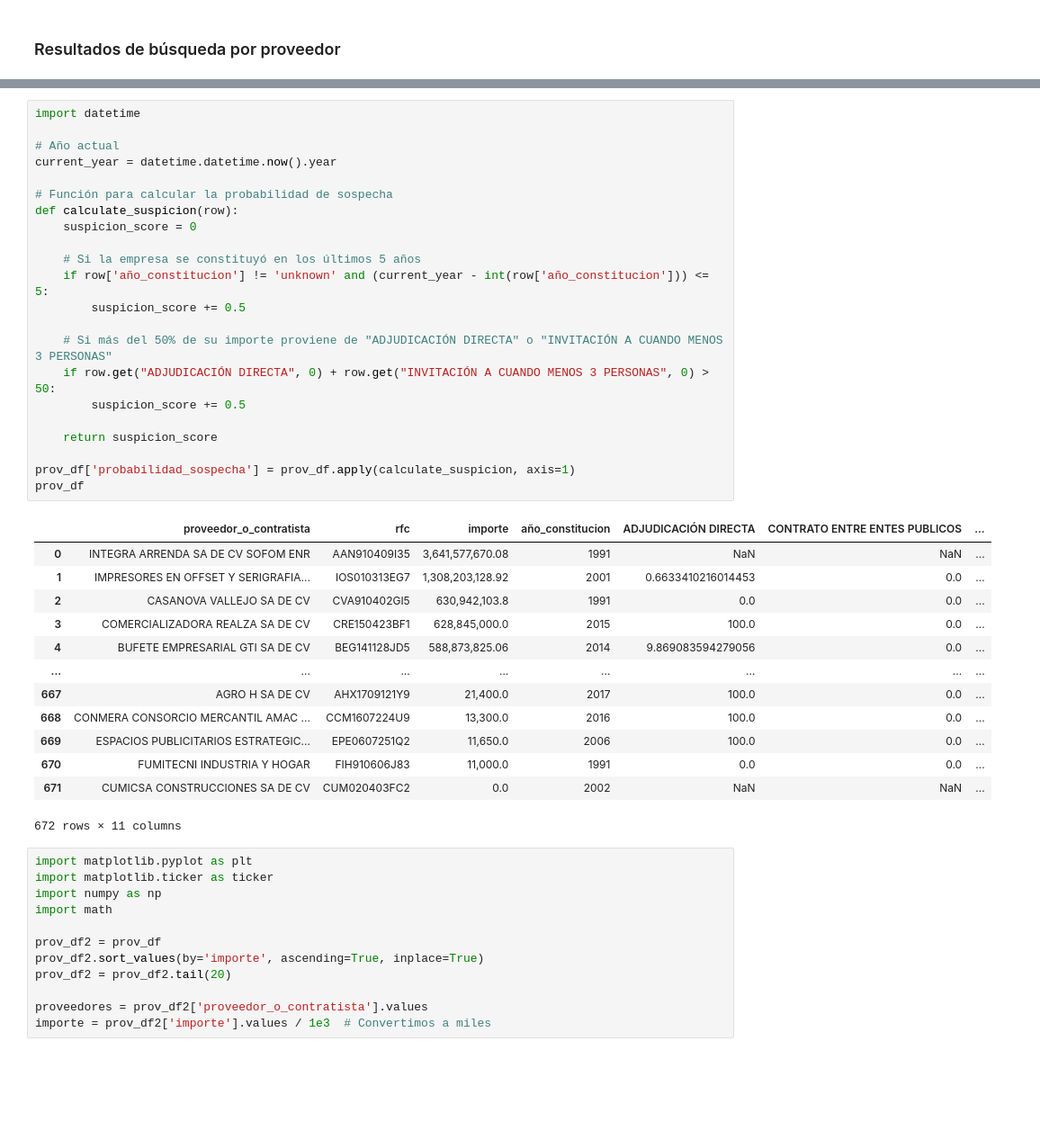
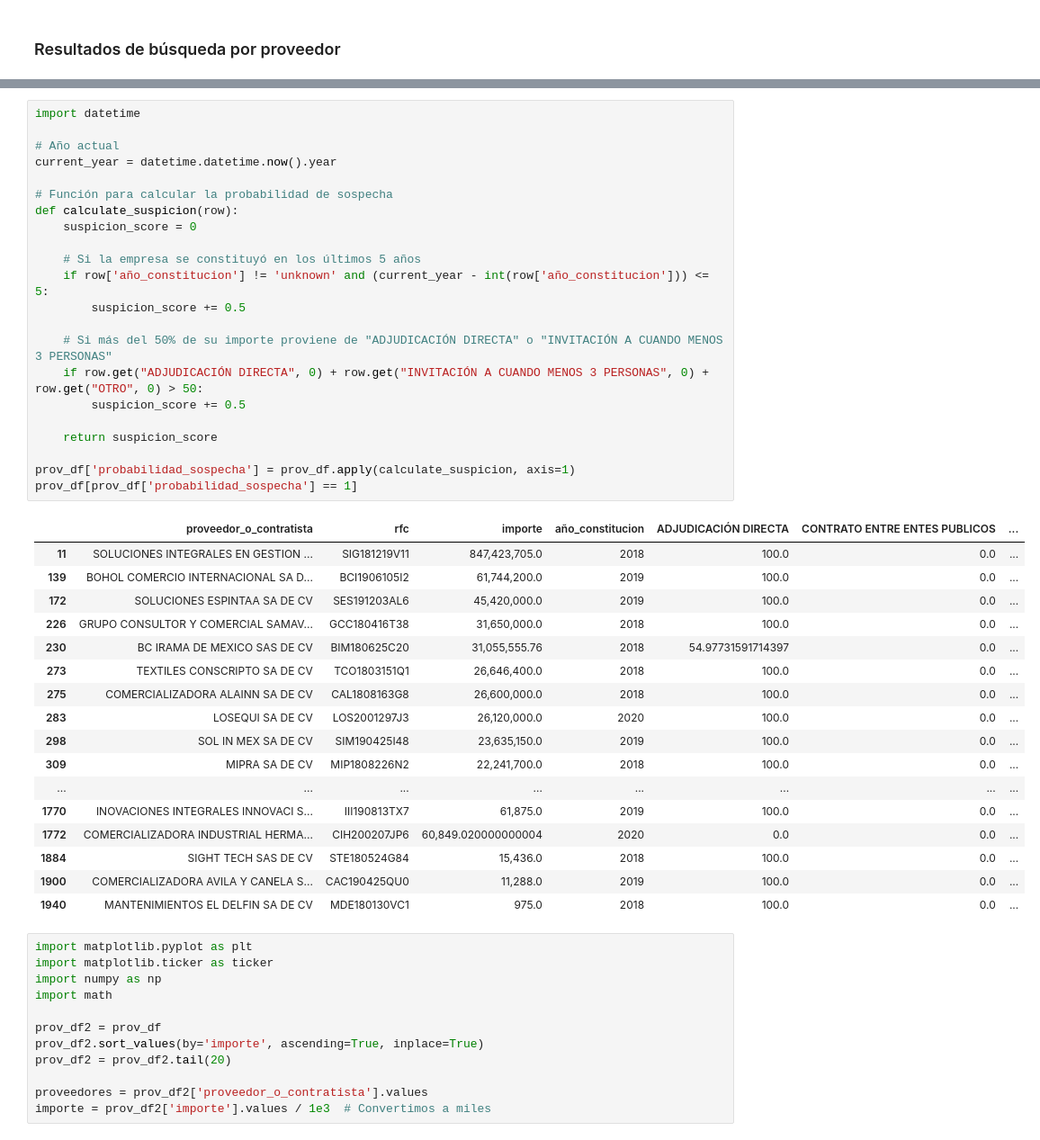
Before and after one commit to artiherrera/analisis_compranet, a Jupyter notebook: notebooks/2.0-buscador_consolidado.ipynb, the cells around one changed output, grey strips where cells are left out. Shown at 90% size. Saved outputs shown, nothing was run; the diff lists cells and outputs as text; blank space fills up the shorter version.

Commit message:
Mejoras en los criterios para considerar sospechosa a una empresa

```diff
--- a/notebooks/2.0-buscador_consolidado.ipynb
+++ b/notebooks/2.0-buscador_consolidado.ipynb
@@ -344,39 +343,43 @@ prov_df
 # %%
 import datetime
 
 # Año actual
 current_year = datetime.datetime.now().year
 
 # Función para calcular la probabilidad de sospecha
 def calculate_suspicion(row):
     suspicion_score = 0
 
     # Si la empresa se constituyó en los últimos 5 años
     if row['año_constitucion'] != 'unknown' and (current_year - int(row['año_constitucion'])) <= 5:
         suspicion_score += 0.5
 
     # Si más del 50% de su importe proviene de "ADJUDICACIÓN DIRECTA" o "INVITACIÓN A CUANDO MENOS 3 PERSONAS"
-    if row.get("ADJUDICACIÓN DIRECTA", 0) + row.get("INVITACIÓN A CUANDO MENOS 3 PERSONAS", 0) > 50:
+    if row.get("ADJUDICACIÓN DIRECTA", 0) + row.get("INVITACIÓN A CUANDO MENOS 3 PERSONAS", 0) +  row.get("OTRO", 0) > 50:
         suspicion_score += 0.5
 
     return suspicion_score
 
 prov_df['probabilidad_sospecha'] = prov_df.apply(calculate_suspicion, axis=1)
-prov_df
+prov_df[prov_df['probabilidad_sospecha'] == 1]
 # %% [output]
 |  | proveedor_o_contratista | rfc | importe | año_constitucion | ADJUDICACIÓN DIRECTA | CONTRATO ENTRE ENTES PUBLICOS | ... |
-| 0 | INTEGRA ARRENDA SA DE CV SOFOM ENR | AAN910409I35 | 3,641,577,670.08 | 1991 | NaN | NaN | ... |
-| 1 | IMPRESORES EN OFFSET Y SERIGRAFIA... | IOS010313EG7 | 1,308,203,128.92 | 2001 | 0.6633410216014453 | 0.0 | ... |
-| 2 | CASANOVA VALLEJO SA DE CV | CVA910402GI5 | 630,942,103.8 | 1991 | 0.0 | 0.0 | ... |
-| 3 | COMERCIALIZADORA REALZA SA DE CV | CRE150423BF1 | 628,845,000.0 | 2015 | 100.0 | 0.0 | ... |
-| 4 | BUFETE EMPRESARIAL GTI SA DE CV | BEG141128JD5 | 588,873,825.06 | 2014 | 9.869083594279056 | 0.0 | ... |
+| 11 | SOLUCIONES INTEGRALES EN GESTION ... | SIG181219V11 | 847,423,705.0 | 2018 | 100.0 | 0.0 | ... |
+| 139 | BOHOL COMERCIO INTERNACIONAL SA D... | BCI1906105I2 | 61,744,200.0 | 2019 | 100.0 | 0.0 | ... |
+| 172 | SOLUCIONES ESPINTAA SA DE CV | SES191203AL6 | 45,420,000.0 | 2019 | 100.0 | 0.0 | ... |
+| 226 | GRUPO CONSULTOR Y COMERCIAL SAMAV... | GCC180416T38 | 31,650,000.0 | 2018 | 100.0 | 0.0 | ... |
+| 230 | BC IRAMA DE MEXICO SAS DE CV | BIM180625C20 | 31,055,555.76 | 2018 | 54.97731591714397 | 0.0 | ... |
+| 273 | TEXTILES CONSCRIPTO SA DE CV | TCO1803151Q1 | 26,646,400.0 | 2018 | 100.0 | 0.0 | ... |
+| 275 | COMERCIALIZADORA ALAINN SA DE CV | CAL1808163G8 | 26,600,000.0 | 2018 | 100.0 | 0.0 | ... |
+| 283 | LOSEQUI SA DE CV | LOS2001297J3 | 26,120,000.0 | 2020 | 100.0 | 0.0 | ... |
+| 298 | SOL IN MEX SA DE CV | SIM190425I48 | 23,635,150.0 | 2019 | 100.0 | 0.0 | ... |
+| 309 | MIPRA SA DE CV | MIP1808226N2 | 22,241,700.0 | 2018 | 100.0 | 0.0 | ... |
 | ... | ... | ... | ... | ... | ... | ... | ... |
-| 667 | AGRO H SA DE CV | AHX1709121Y9 | 21,400.0 | 2017 | 100.0 | 0.0 | ... |
-| 668 | CONMERA CONSORCIO MERCANTIL AMAC ... | CCM1607224U9 | 13,300.0 | 2016 | 100.0 | 0.0 | ... |
-| 669 | ESPACIOS PUBLICITARIOS ESTRATEGIC... | EPE0607251Q2 | 11,650.0 | 2006 | 100.0 | 0.0 | ... |
-| 670 | FUMITECNI INDUSTRIA Y HOGAR | FIH910606J83 | 11,000.0 | 1991 | 0.0 | 0.0 | ... |
-| 671 | CUMICSA CONSTRUCCIONES SA DE CV | CUM020403FC2 | 0.0 | 2002 | NaN | NaN | ... |
+| 1770 | INOVACIONES INTEGRALES INNOVACI S... | III190813TX7 | 61,875.0 | 2019 | 100.0 | 0.0 | ... |
+| 1772 | COMERCIALIZADORA INDUSTRIAL HERMA... | CIH200207JP6 | 60,849.020000000004 | 2020 | 0.0 | 0.0 | ... |
+| 1884 | SIGHT TECH SAS DE CV | STE180524G84 | 15,436.0 | 2018 | 100.0 | 0.0 | ... |
+| 1900 | COMERCIALIZADORA AVILA Y CANELA S... | CAC190425QU0 | 11,288.0 | 2019 | 100.0 | 0.0 | ... |
+| 1940 | MANTENIMIENTOS EL DELFIN SA DE CV | MDE180130VC1 | 975.0 | 2018 | 100.0 | 0.0 | ... |
-672 rows × 11 columns
 # %%
 import matplotlib.pyplot as plt
 import matplotlib.ticker as ticker
```
Also changed, not shown: parts of 4 cells of this notebook.
